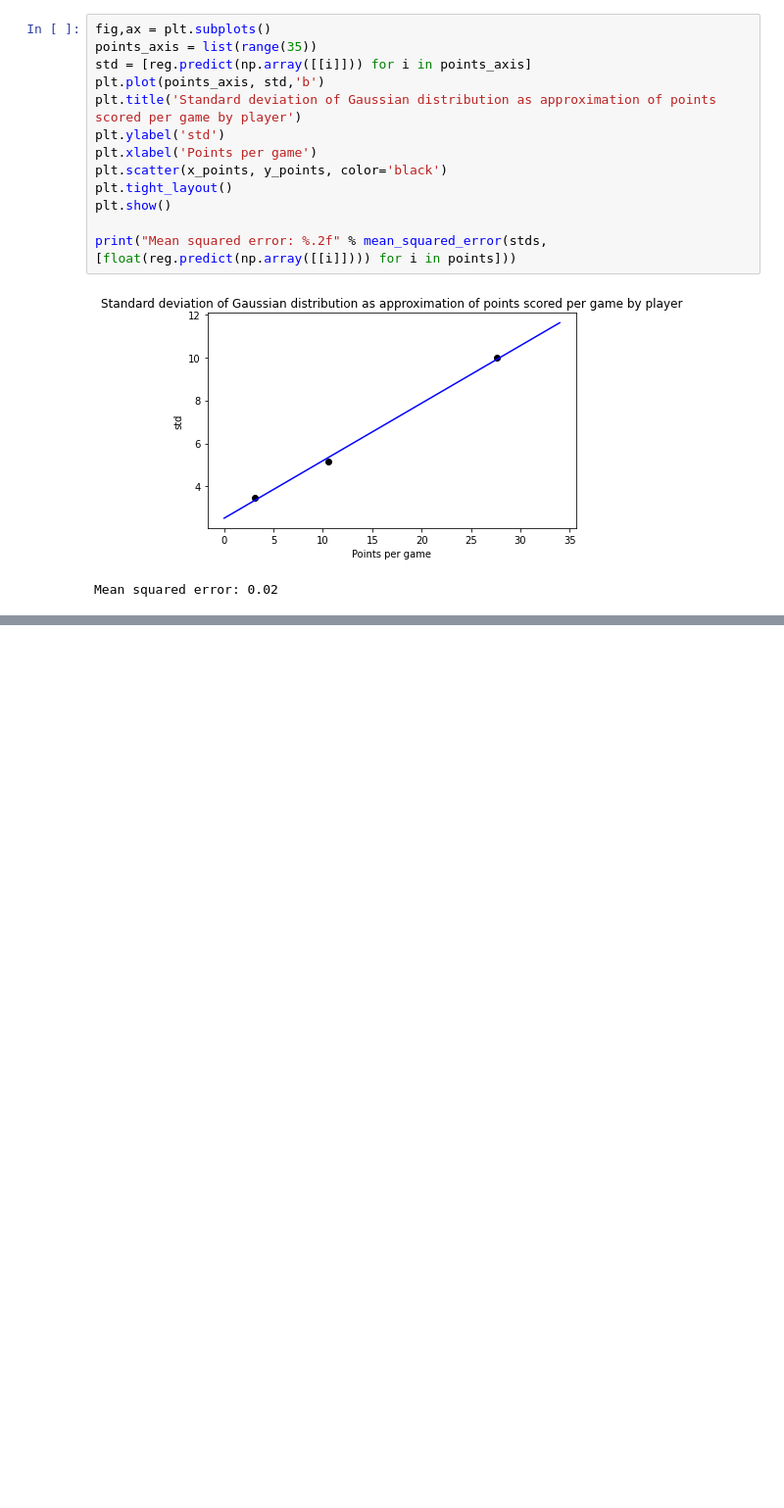
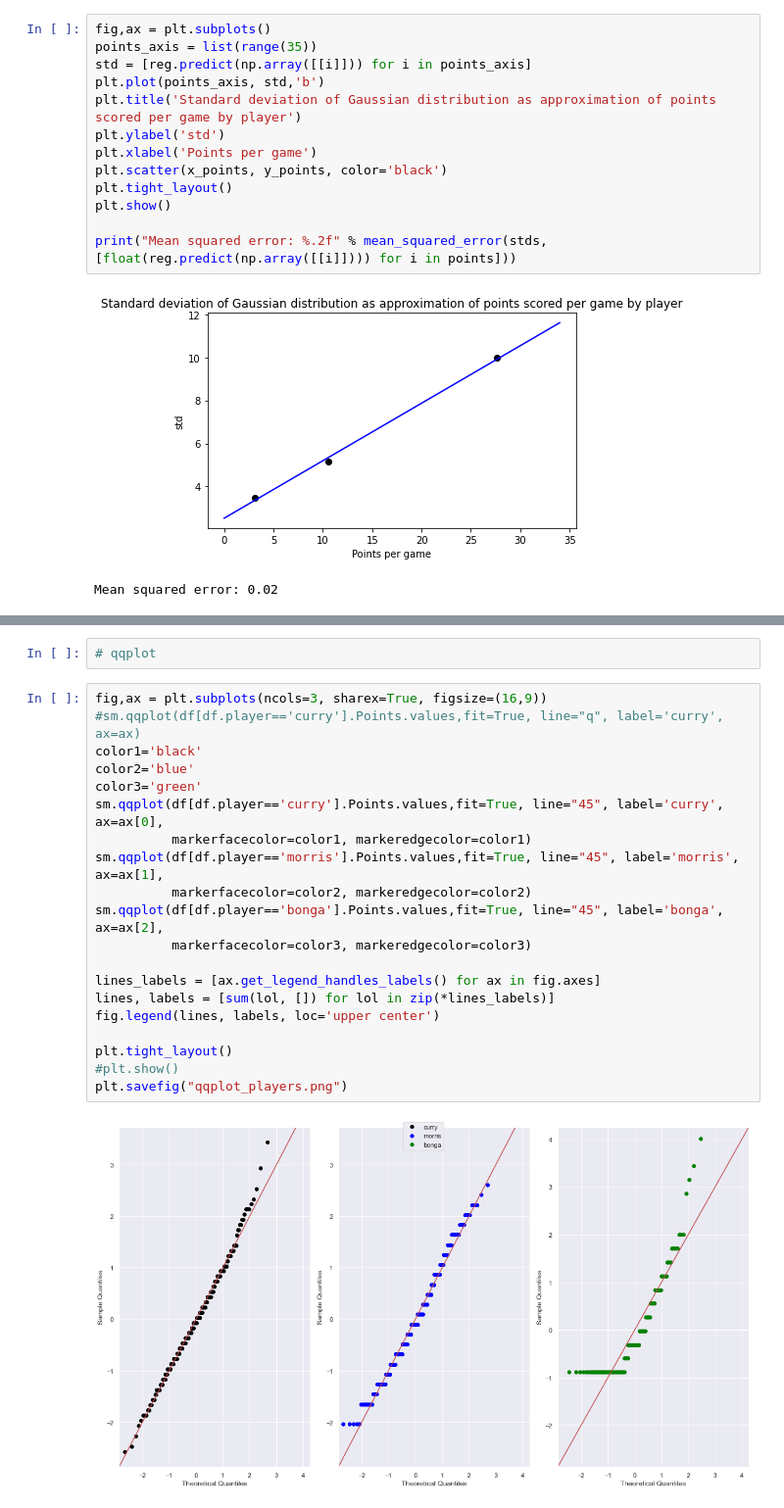
Before and after one commit to gabrielfior/nba-franchise-manager, a Jupyter notebook: notebooks/analysis_point_scored_per_game.ipynb, the cells around one changed output, grey strips where cells are left out. Shown at 98% size. Saved outputs shown, nothing was run; the diff lists cells and outputs as text; blank space fills up the shorter version.

```diff
--- a/notebooks/analysis_point_scored_per_game.ipynb
+++ b/notebooks/analysis_point_scored_per_game.ipynb
@@ -120,0 +158,24 @@ Mean squared error: 0.02
+# %%
+# qqplot
+# %%
+fig,ax = plt.subplots(ncols=3, sharex=True, figsize=(16,9))
+#sm.qqplot(df[df.player=='curry'].Points.values,fit=True, line="q", label='curry', ax=ax)
+color1='black'
+color2='blue'
+color3='green'
+sm.qqplot(df[df.player=='curry'].Points.values,fit=True, line="45", label='curry', ax=ax[0],
+          markerfacecolor=color1, markeredgecolor=color1)
+sm.qqplot(df[df.player=='morris'].Points.values,fit=True, line="45", label='morris', ax=ax[1],
+          markerfacecolor=color2, markeredgecolor=color2)
+sm.qqplot(df[df.player=='bonga'].Points.values,fit=True, line="45", label='bonga', ax=ax[2],
+          markerfacecolor=color3, markeredgecolor=color3)
+
+lines_labels = [ax.get_legend_handles_labels() for ax in fig.axes]
+lines, labels = [sum(lol, []) for lol in zip(*lines_labels)]
+fig.legend(lines, labels, loc='upper center')
+
+plt.tight_layout()
+#plt.show()
+plt.savefig("qqplot_players.png")
+# %% [output]
+[figure, added]
```
Also changed, not shown: parts of 10 cells of this notebook, 12 other files.
